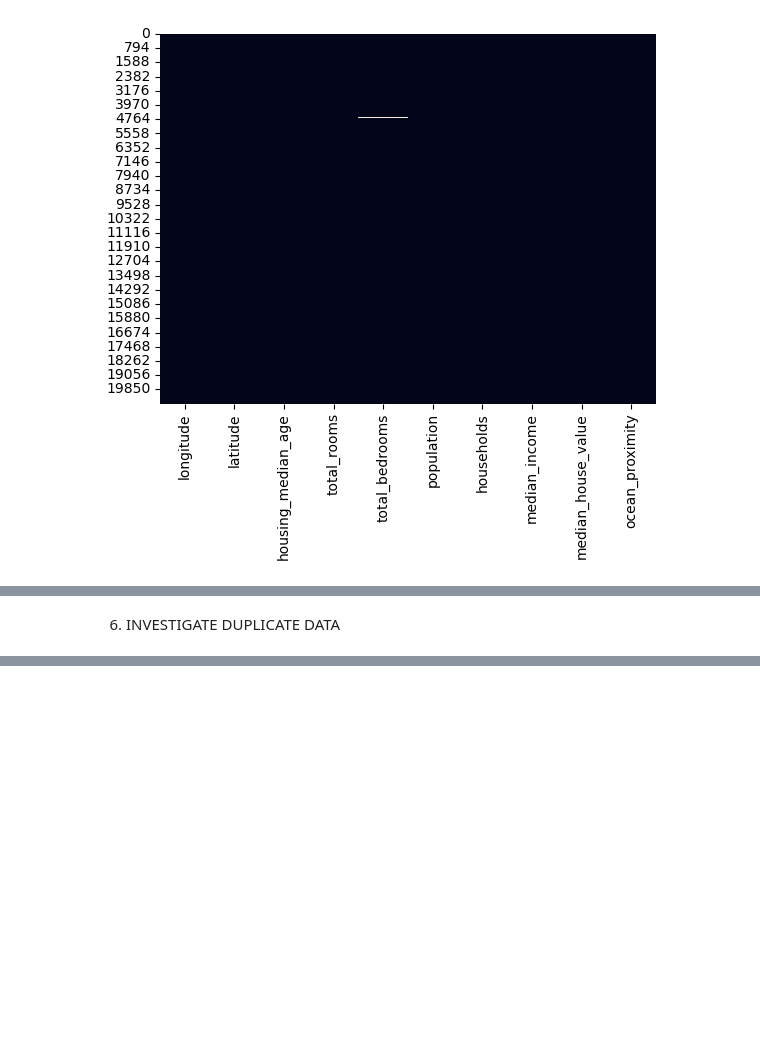
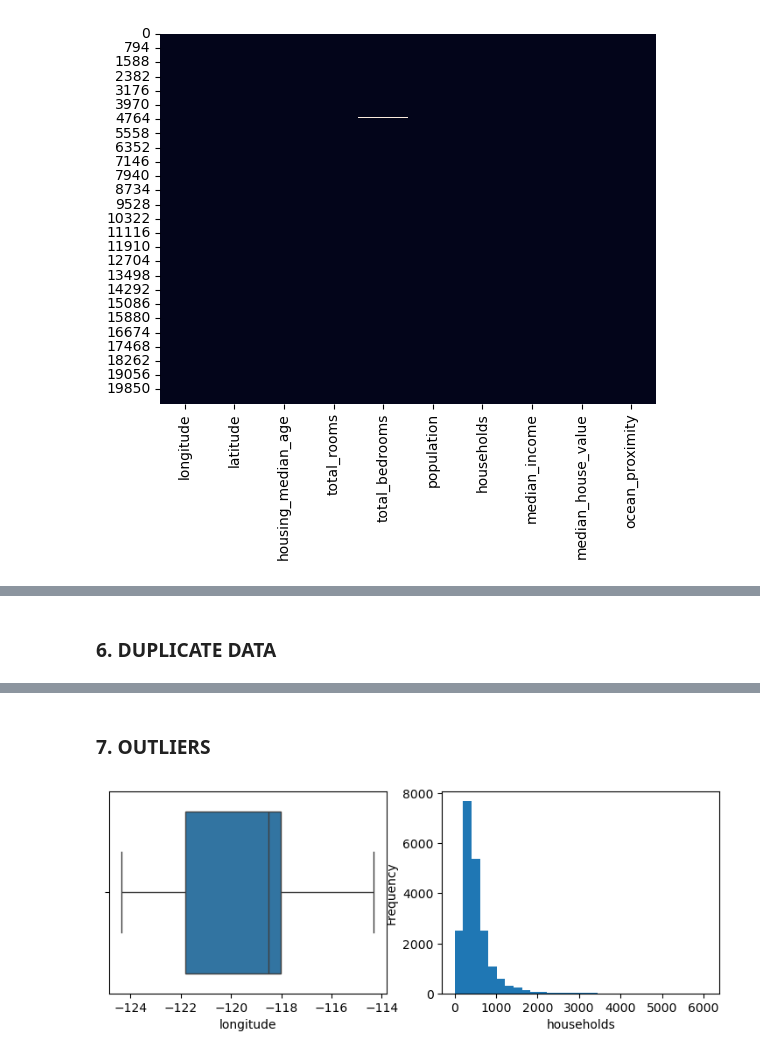
Before and after one commit to giacomoscanavini/data_science_notebooks, a Jupyter notebook: exploratory_data_analysis_01.ipynb, the cells around one changed output, grey strips where cells are left out. Drawn from its saved outputs; the diff is of its cells as text; code cells hidden in the pictures; blank space fills up the shorter version.

```diff
--- a/exploratory_data_analysis_01.ipynb
+++ b/exploratory_data_analysis_01.ipynb
@@ -89,4 +91,10 @@ Index(['longitude', 'latitude', 'housing_median_age', 'total_rooms',
        'total_bedrooms', 'population', 'households', 'median_income',
        'median_house_value', 'ocean_proximity'],
       dtype='object')
+# %%
+# Fix data type and import errors with 'coerce'
+df["feature"] = pd.to_datetime(df["feature"], errors="coerce")
+df["feature"] = pd.to_numeric(df["feature"], errors="coerce")
+df["feature"] = df["feature"].astype("category")
+df["feature"] = df["feature"].astype(str)
 # %% [markdown]
@@ -156,7 +164,7 @@ df['column_name'] = df.groupby("group_column")['column_name'].transform(
     lambda x: x.fillna(x.median())
 )
 # %% [markdown]
-6. INVESTIGATE DUPLICATE DATA
+### 6. DUPLICATE DATA
 # %%
 # Visualize duplicated rows
 df[df.duplicated()]
@@ -167,3 +175,15 @@ df[df.duplicated()]
 df.drop_duplicates(keep="fisrt", inplace=True)
 df.drop_duplicates(keep="last", inplace=True)
 df.drop_duplicates(subset=["column1", "column2"], inplace=True)
+# %% [markdown]
+### 7. OUTLIERS
+# %%
+# Look for edge cases and tails
+fig, ax = plt.subplots(1, 2, figsize=(9, 3))
+sns.boxplot(data=df, x="longitude", ax=ax[0])
+
+df["households"].plot(kind="hist", bins=30, ax=ax[1])
+ax[1].set_xlabel('households')
+plt.show()
+# %% [output]
+[figure, added]
```
Also changed, not shown: parts of 23 cells of this notebook.
